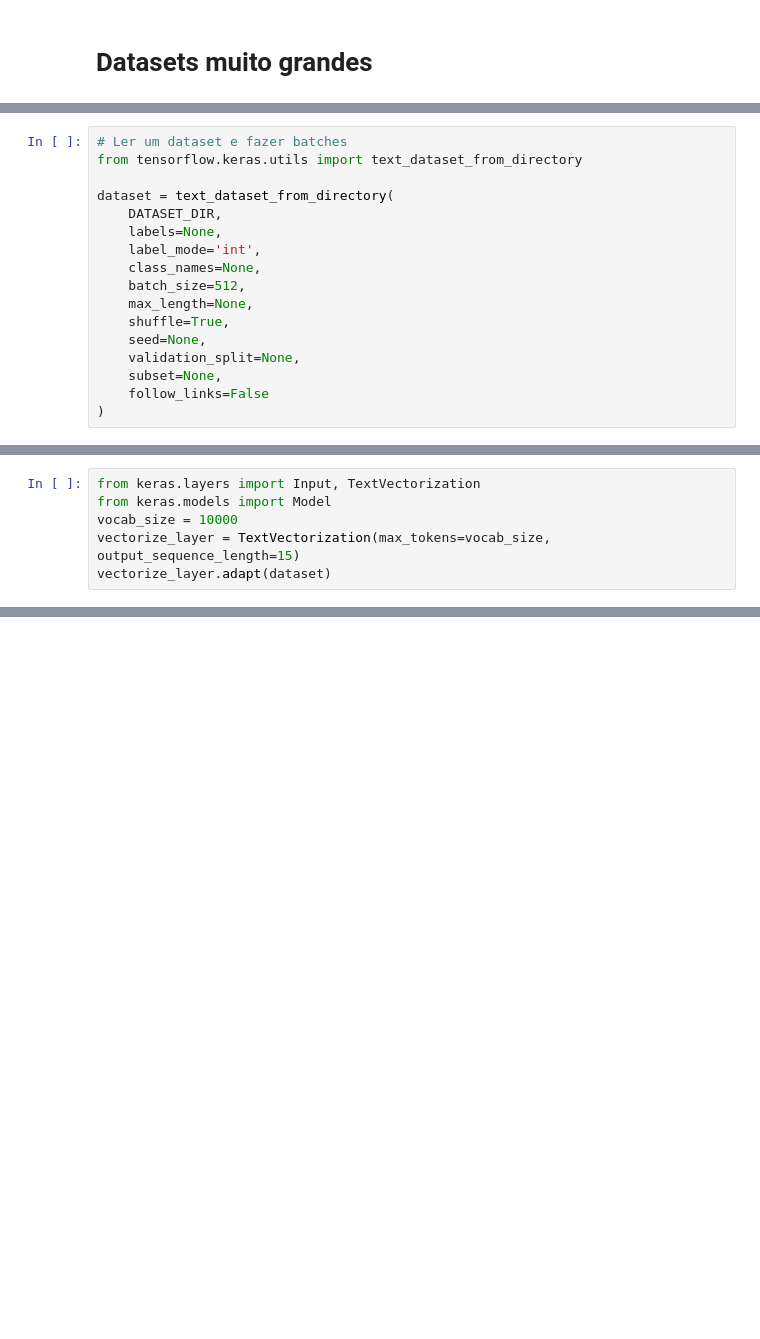
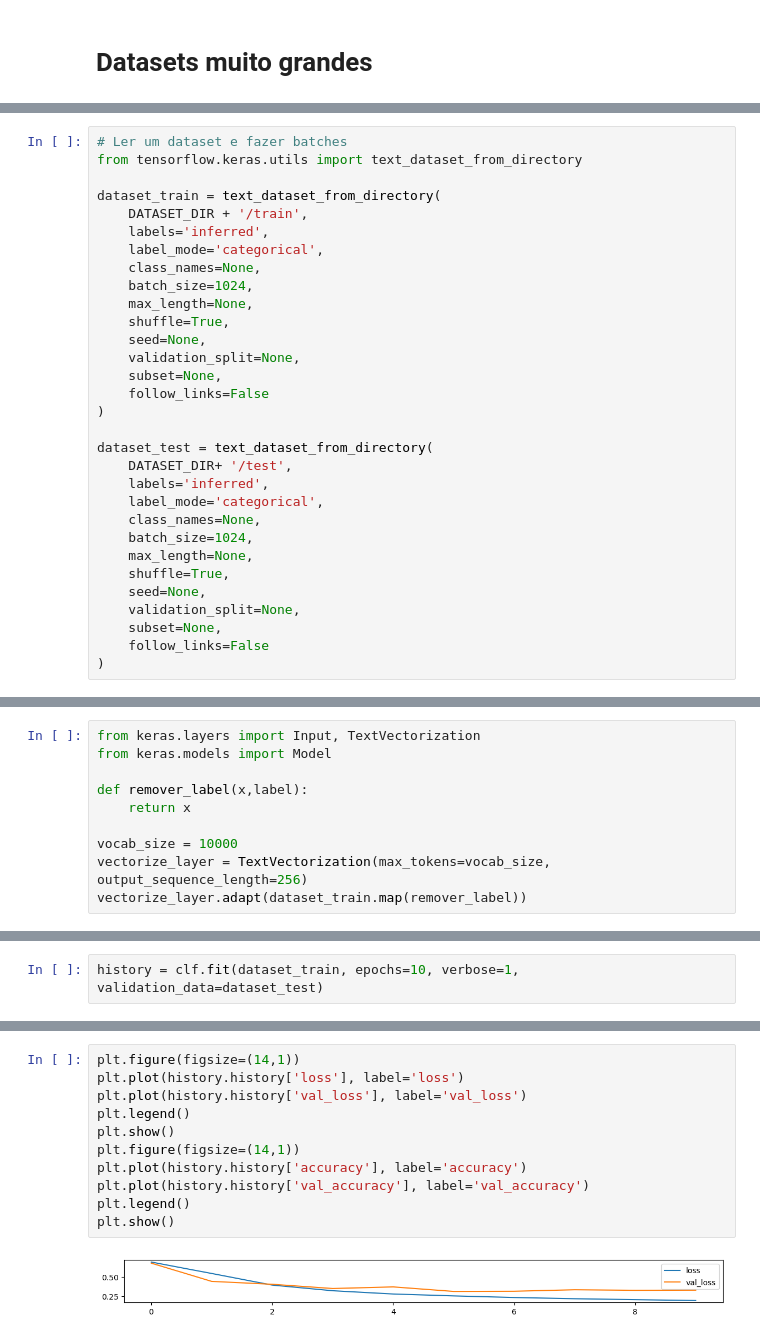
Before and after one commit to tiagoft/NLP, a Jupyter notebook: Aulas/17_dados_grandes.ipynb, the cells around one changed output, grey strips where cells are left out. Drawn from its saved outputs; the diff is of its cells as text; blank space fills up the shorter version.

```diff
--- a/Aulas/17_dados_grandes.ipynb
+++ b/Aulas/17_dados_grandes.ipynb
@@ -40,12 +59,12 @@ DATASET_DIR = './datasets/frases/'
 # Ler um dataset e fazer batches
 from tensorflow.keras.utils import text_dataset_from_directory
 
-dataset = text_dataset_from_directory(
-    DATASET_DIR,
-    labels=None,
-    label_mode='int',
+dataset_train = text_dataset_from_directory(
+    DATASET_DIR + '/train',
+    labels='inferred',
+    label_mode='categorical',
     class_names=None,
-    batch_size=512,
+    batch_size=1024,
     max_length=None,
     shuffle=True,
     seed=None,
@@ -53,4 +72,18 @@ dataset = text_dataset_from_directory(
     subset=None,
     follow_links=False
 )
+
+dataset_test = text_dataset_from_directory(
+    DATASET_DIR+ '/test',
+    labels='inferred',
+    label_mode='categorical',
+    class_names=None,
+    batch_size=1024,
+    max_length=None,
+    shuffle=True,
+    seed=None,
+    validation_split=None,
+    subset=None,
+    follow_links=False
+)
 # %% [output]
@@ -58,9 +97,13 @@ Found 22516 files belonging to 1 classes.
 # %%
 from keras.layers import Input, TextVectorization
 from keras.models import Model
+
+def remover_label(x,label):
+    return x
+
 vocab_size = 10000
-vectorize_layer = TextVectorization(max_tokens=vocab_size, output_sequence_length=15)
-vectorize_layer.adapt(dataset)
+vectorize_layer = TextVectorization(max_tokens=vocab_size, output_sequence_length=256)
+vectorize_layer.adapt(dataset_train.map(remover_label))
 # %%
 vectorize_layer.get_vocabulary()[0:10]
 # %% [output]
@@ -279,0 +172,2 @@ array([b'The first point that calls the attention in "For Ever Mozart" is the ab
+# %%
+history = clf.fit(dataset_train, epochs=10, verbose=1, validation_data=dataset_test)
@@ -279,0 +200,13 @@ array([b'The first point that calls the attention in "For Ever Mozart" is the ab
+# %%
+plt.figure(figsize=(14,1))
+plt.plot(history.history['loss'], label='loss')
+plt.plot(history.history['val_loss'], label='val_loss')
+plt.legend()
+plt.show()
+plt.figure(figsize=(14,1))
+plt.plot(history.history['accuracy'], label='accuracy')
+plt.plot(history.history['val_accuracy'], label='val_accuracy')
+plt.legend()
+plt.show()
+# %% [output]
+[figure, added]
```
Also changed, not shown: parts of 26 cells of this notebook.
